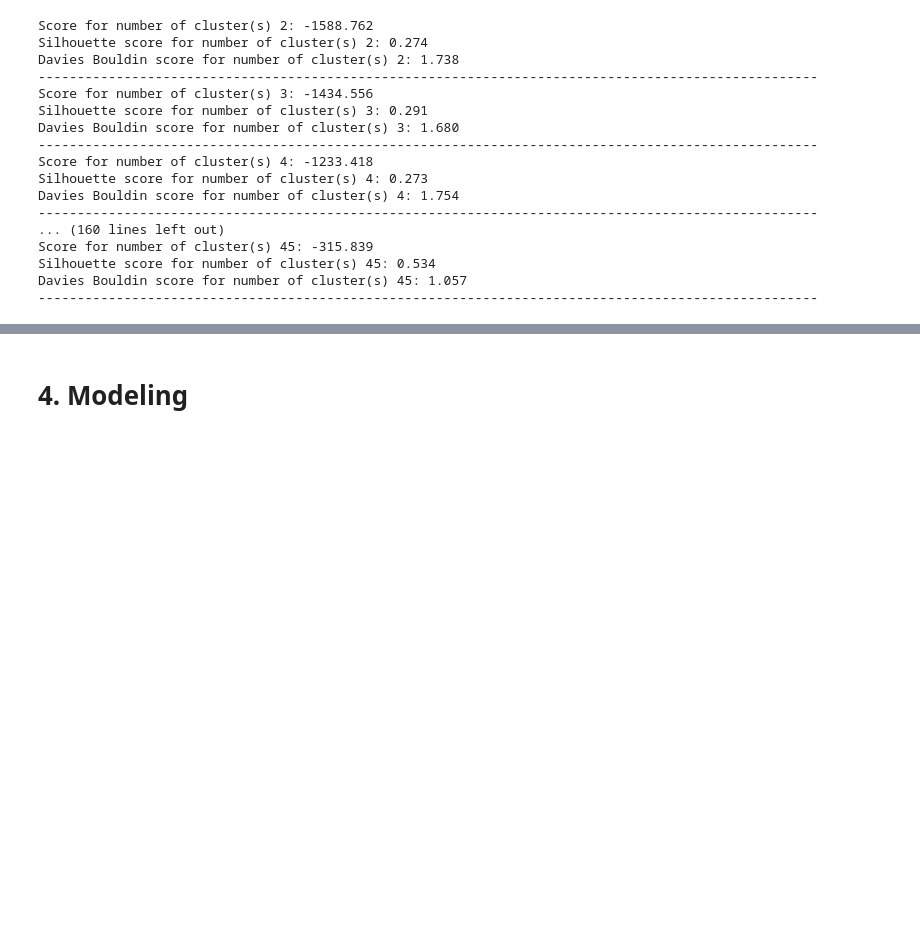
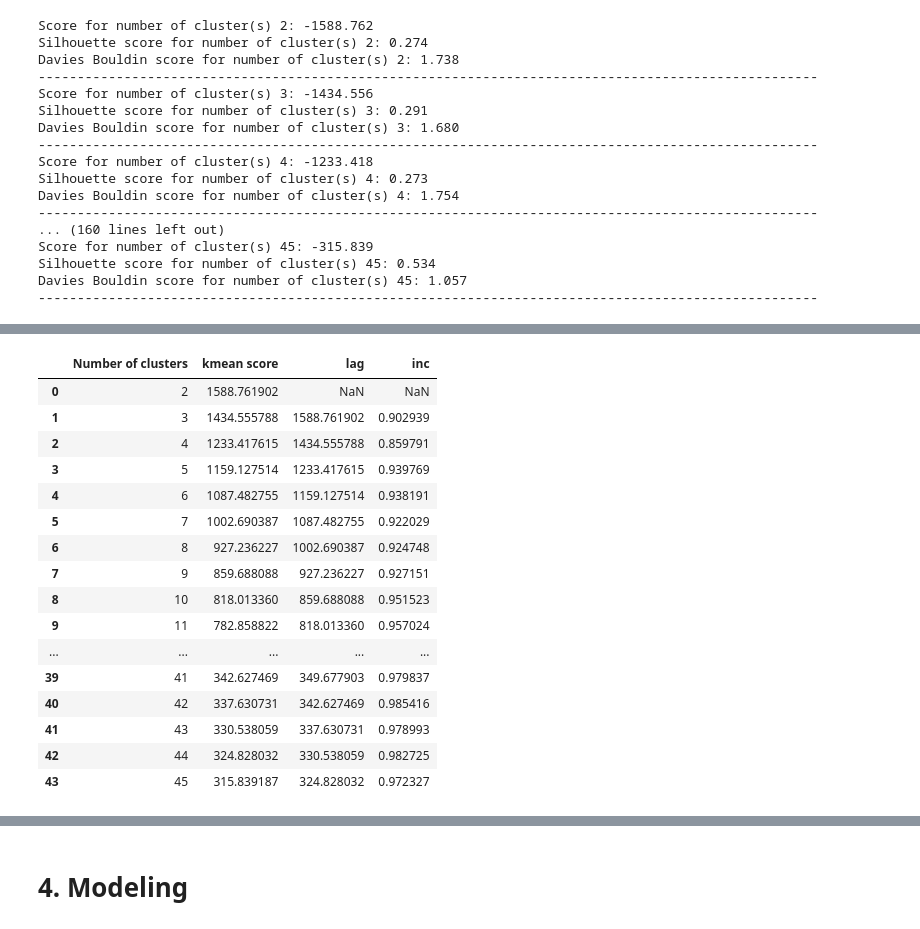
Before and after one commit to maxreis86/FIEP-Machine-Learning-e-Computacao-em-Nuvem, a Jupyter notebook: clusters_segmentation/2_Fast_Machine_Learning.ipynb, the cells around one changed output, grey strips where cells are left out. Cells and saved outputs as stored; diff of their text form; code cells hidden in the pictures; blank space fills up the shorter version.

```diff
--- a/clusters_segmentation/2_Fast_Machine_Learning.ipynb
+++ b/clusters_segmentation/2_Fast_Machine_Learning.ipynb
@@ -257,3 +304,6 @@ Score for number of cluster(s) 45: -315.839
 Silhouette score for number of cluster(s) 45: 0.534
 Davies Bouldin score for number of cluster(s) 45: 1.057
 ----------------------------------------------------------------------------------------------------
+# %%
+df_plot = pd.DataFrame({'Number of clusters':[i for i in range(2,dataprep_df[normalized_and_dummy].shape[1])],'kmean score': km_scores})
+df_plot
@@ -260,3 +328,25 @@ Davies Bouldin score for number of cluster(s) 45: 1.057
+# %%
+# df_plot['lag'] = df_plot['kmean score'].shift(1)
+df_plot['inc'] = df_plot['kmean score'] / df_plot['lag']
+df_plot
+# %% [output]
+|  | Number of clusters | kmean score | lag | inc |
+| 0 | 2 | 1588.761902 | NaN | NaN |
+| 1 | 3 | 1434.555788 | 1588.761902 | 0.902939 |
+| 2 | 4 | 1233.417615 | 1434.555788 | 0.859791 |
+| 3 | 5 | 1159.127514 | 1233.417615 | 0.939769 |
+| 4 | 6 | 1087.482755 | 1159.127514 | 0.938191 |
+| 5 | 7 | 1002.690387 | 1087.482755 | 0.922029 |
+| 6 | 8 | 927.236227 | 1002.690387 | 0.924748 |
+| 7 | 9 | 859.688088 | 927.236227 | 0.927151 |
+| 8 | 10 | 818.013360 | 859.688088 | 0.951523 |
+| 9 | 11 | 782.858822 | 818.013360 | 0.957024 |
+| ... | ... | ... | ... | ... |
+| 39 | 41 | 342.627469 | 349.677903 | 0.979837 |
+| 40 | 42 | 337.630731 | 342.627469 | 0.985416 |
+| 41 | 43 | 330.538059 | 337.630731 | 0.978993 |
+| 42 | 44 | 324.828032 | 330.538059 | 0.982725 |
+| 43 | 45 | 315.839187 | 324.828032 | 0.972327 |
 # %%
 df_plot = pd.DataFrame({'Number of clusters':[i for i in range(2,dataprep_df[normalized_and_dummy].shape[1])],'kmean score': km_scores})
 alt.Chart(df_plot).mark_line(point=True).encode(
```
Also changed, not shown: parts of 6 cells of this notebook, 5 other files.
